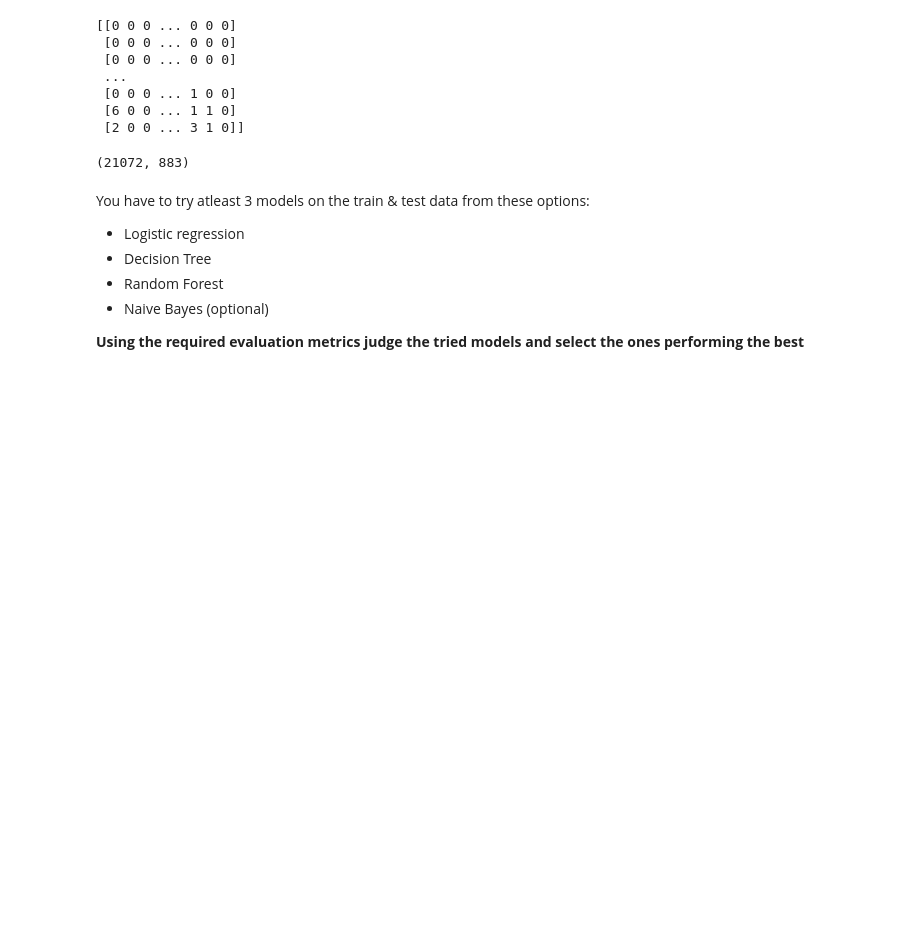
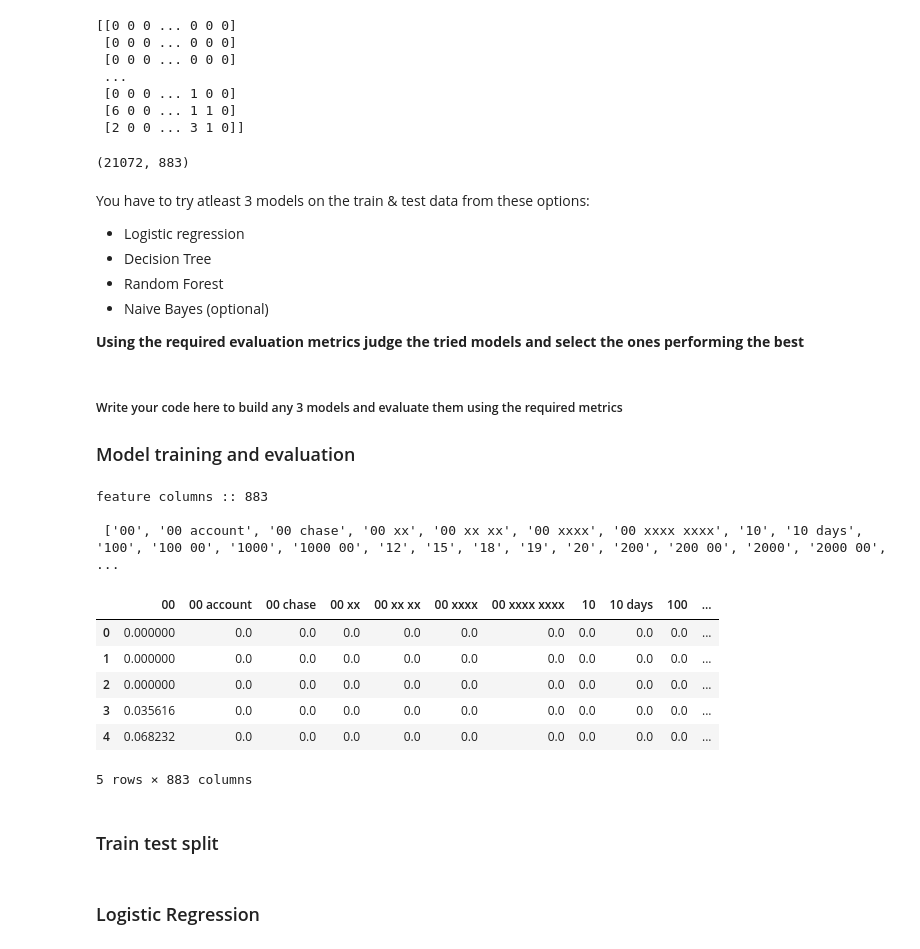
Before and after one commit to ps2420/ticket-classifcation, a Jupyter notebook: Automatic_Ticket_Classification_Assignment.ipynb, the cells around one changed output. Cells and saved outputs as stored; diff of their text form; code cells hidden in the pictures; blank space fills up the shorter version.

Commit message:
Updating the model building part for custom text

```diff
--- a/Automatic_Ticket_Classification_Assignment.ipynb
+++ b/Automatic_Ticket_Classification_Assignment.ipynb
@@ -1017,0 +1016,24 @@ You have to try atleast 3 models on the train & test data from these options:
+# %% [markdown]
+##### Write your code here to build any 3 models and evaluate them using the required metrics
+### Model training and evaluation
+# %%
+# Check the dataframe columns
+columns = vectorizer.get_feature_names()
+print('feature columns ::', len(columns))
+print('\n',columns)
+# %% [output]
+feature columns :: 883
+
+ ['00', '00 account', '00 chase', '00 xx', '00 xx xx', '00 xxxx', '00 xxxx xxxx', '10', '10 days', '100', '100 00', '1000', '1000 00', '12', '15', '18', '19', '20', '200', '200 00', '2000', '2000 00', ...
+# %%
+## create a dataframe
+word_vect_df = pd.DataFrame(word_vect.toarray(),columns=vectorizer.get_feature_names(),index=training_data.index)
+word_vect_df.head()
+# %% [output]
+|  | 00 | 00 account | 00 chase | 00 xx | 00 xx xx | 00 xxxx | 00 xxxx xxxx | 10 | 10 days | 100 | ... |
+| 0 | 0.000000 | 0.0 | 0.0 | 0.0 | 0.0 | 0.0 | 0.0 | 0.0 | 0.0 | 0.0 | ... |
+| 1 | 0.000000 | 0.0 | 0.0 | 0.0 | 0.0 | 0.0 | 0.0 | 0.0 | 0.0 | 0.0 | ... |
+| 2 | 0.000000 | 0.0 | 0.0 | 0.0 | 0.0 | 0.0 | 0.0 | 0.0 | 0.0 | 0.0 | ... |
+| 3 | 0.035616 | 0.0 | 0.0 | 0.0 | 0.0 | 0.0 | 0.0 | 0.0 | 0.0 | 0.0 | ... |
+| 4 | 0.068232 | 0.0 | 0.0 | 0.0 | 0.0 | 0.0 | 0.0 | 0.0 | 0.0 | 0.0 | ... |
+5 rows × 883 columns
@@ -1017,0 +1062,2 @@ You have to try atleast 3 models on the train & test data from these options:
+# %% [markdown]
+### Train test split
@@ -1017,0 +1072,2 @@ You have to try atleast 3 models on the train & test data from these options:
+# %% [markdown]
+### Logistic Regression
```
Also changed, not shown: parts of 41 cells of this notebook.
